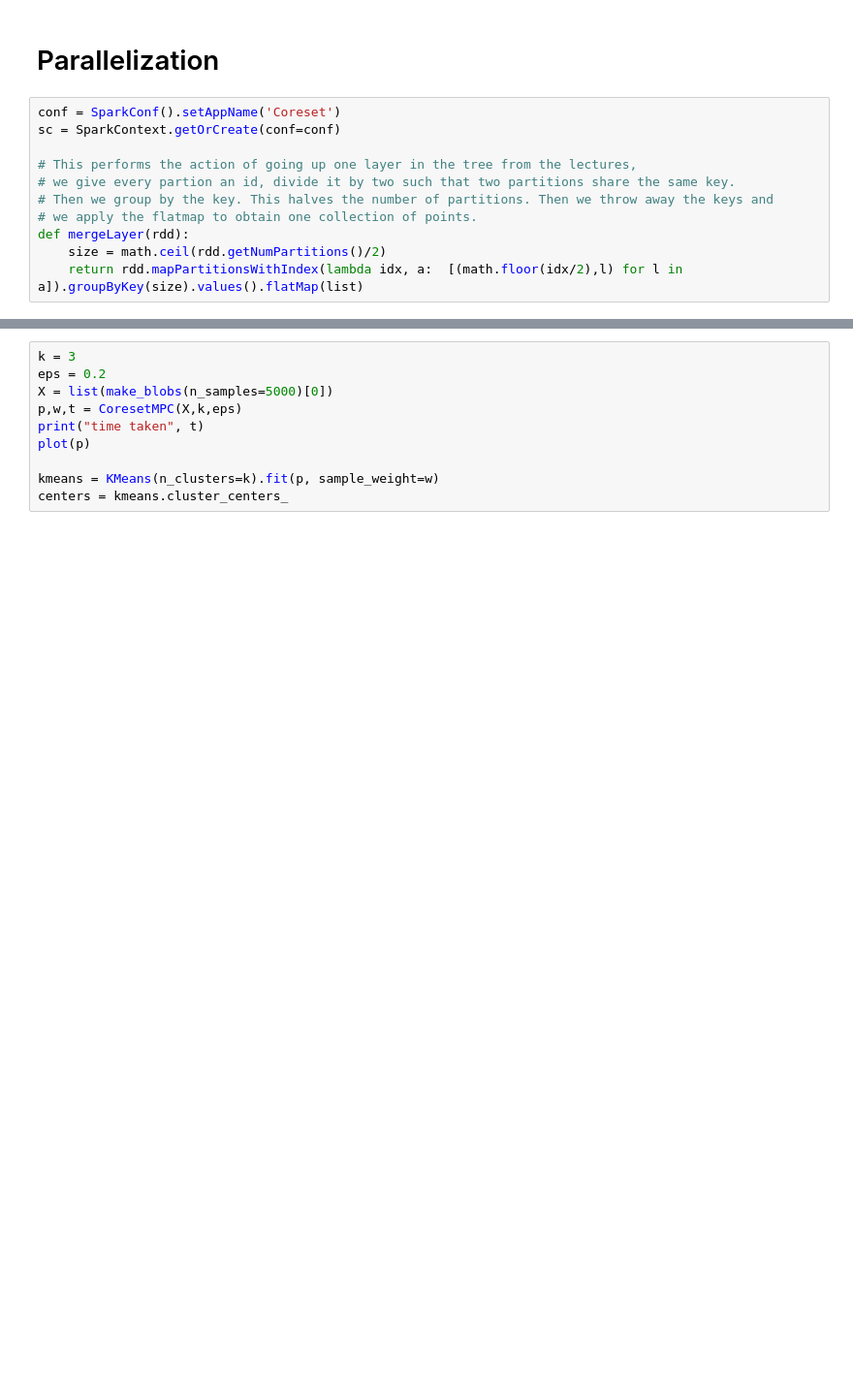
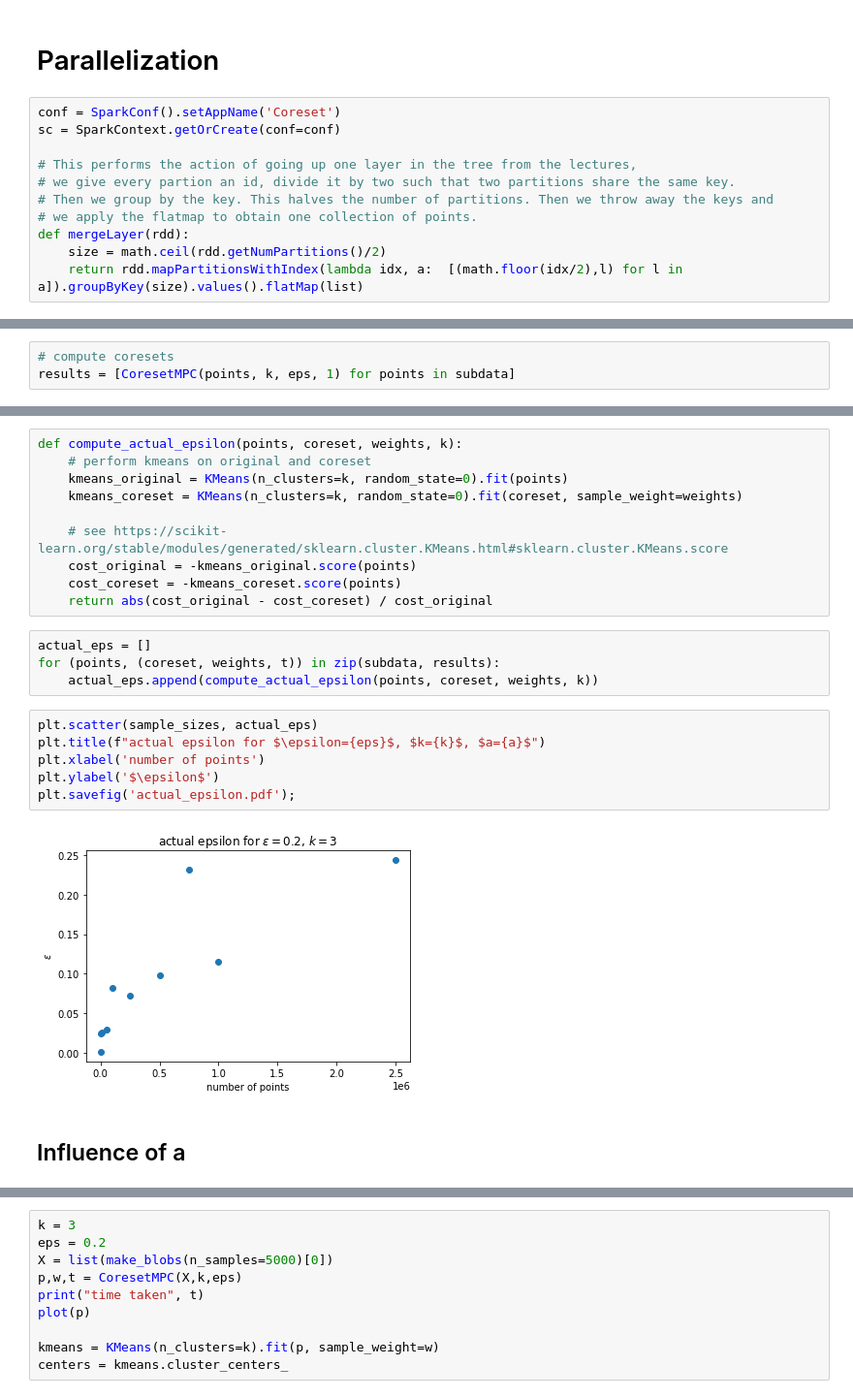
Before and after one commit to jeroenvanriel/parallel-algos, a Jupyter notebook: Part 2/Coresets.ipynb, the cells around one changed output, grey strips where cells are left out. Shown at 97% size. Cells and saved outputs as stored; diff of their text form; blank space fills up the shorter version.

```diff
--- a/Part 2/Coresets.ipynb
+++ b/Part 2/Coresets.ipynb
@@ -225,0 +237,3 @@ def CoresetMPC(X, k, eps):
+# %%
+# compute coresets
+results = [CoresetMPC(points, k, eps, 1) for points in subdata]
@@ -225,0 +246,24 @@ def CoresetMPC(X, k, eps):
+# %%
+def compute_actual_epsilon(points, coreset, weights, k):
+    # perform kmeans on original and coreset
+    kmeans_original = KMeans(n_clusters=k, random_state=0).fit(points)
+    kmeans_coreset = KMeans(n_clusters=k, random_state=0).fit(coreset, sample_weight=weights)
+
+    # see https://scikit-learn.org/stable/modules/generated/sklearn.cluster.KMeans.html#sklearn.cluster.KMeans.score
+    cost_original = -kmeans_original.score(points)
+    cost_coreset = -kmeans_coreset.score(points)
+    return abs(cost_original - cost_coreset) / cost_original
+# %%
+actual_eps = []
+for (points, (coreset, weights, t)) in zip(subdata, results):
+    actual_eps.append(compute_actual_epsilon(points, coreset, weights, k))
+# %%
+plt.scatter(sample_sizes, actual_eps)
+plt.title(f"actual epsilon for $\epsilon={eps}$, $k={k}$, $a={a}$")
+plt.xlabel('number of points')
+plt.ylabel('$\epsilon$')
+plt.savefig('actual_epsilon.pdf');
+# %% [output]
+[figure, added]
+# %% [markdown]
+## Influence of a
```
Also changed, not shown: parts of 22 cells of this notebook.
